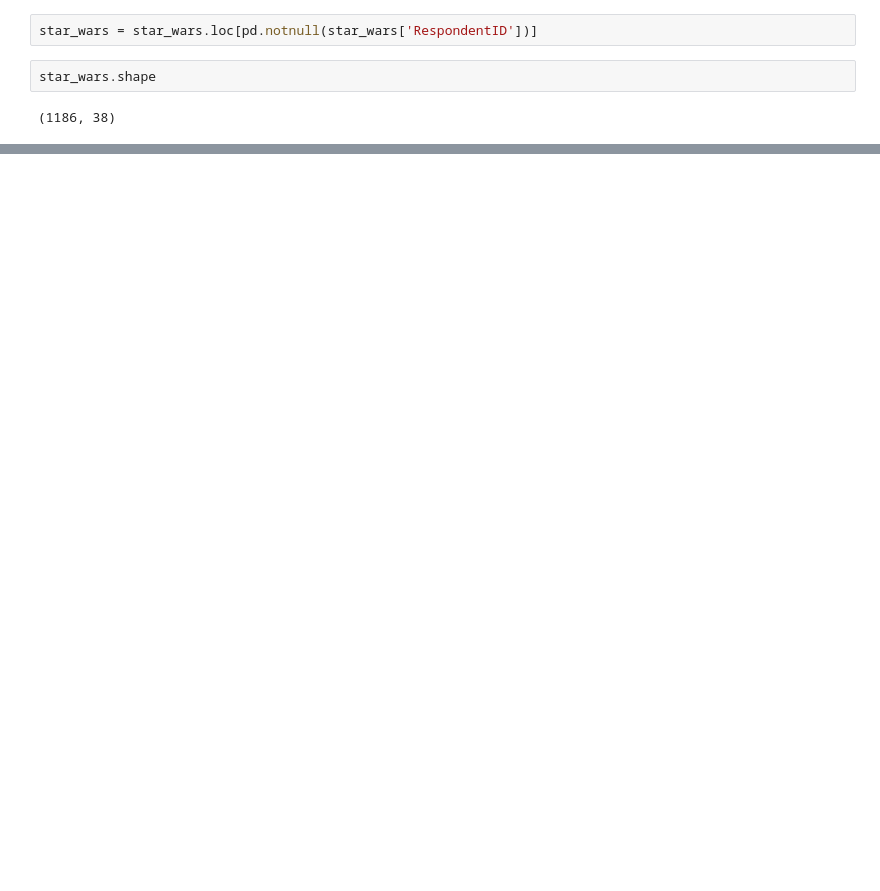
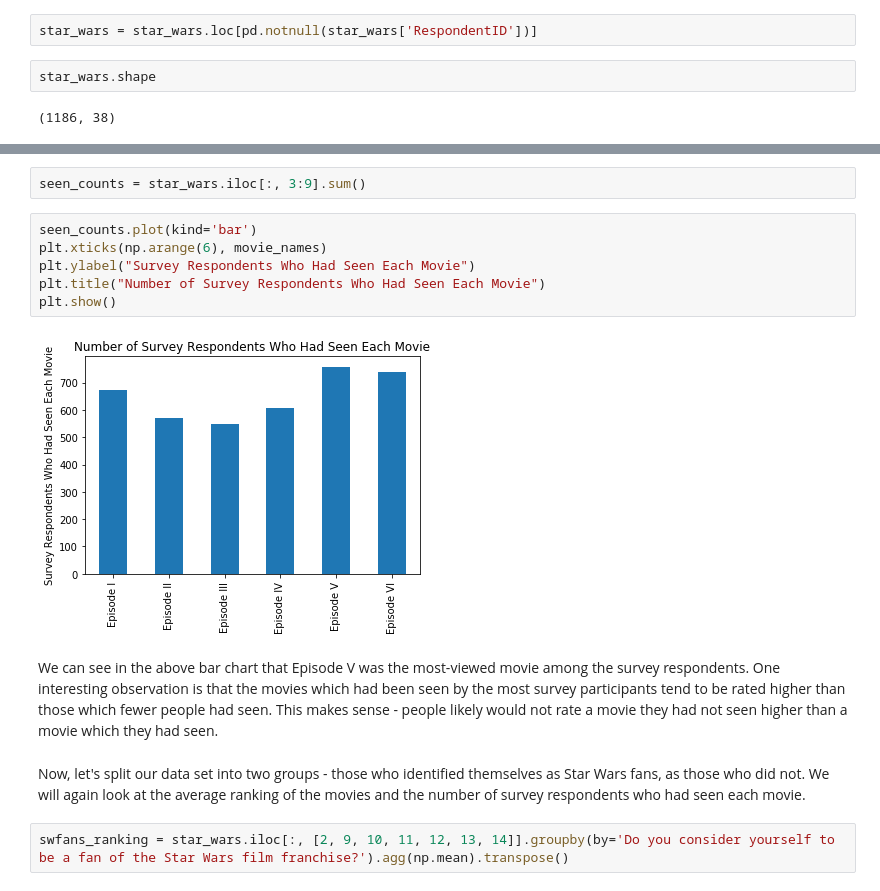
Before and after one commit to cfrisby/DataQuest_Projects, a Jupyter notebook: Star Wars Survey/StarWars_Survey.ipynb, the cells around one changed output, grey strips where cells are left out. Saved outputs shown, nothing was run; the diff lists cells and outputs as text; blank space fills up the shorter version.

```diff
--- a/Star Wars Survey/StarWars_Survey.ipynb
+++ b/Star Wars Survey/StarWars_Survey.ipynb
@@ -94,0 +186,16 @@ dtype: int64
+# %%
+seen_counts = star_wars.iloc[:, 3:9].sum()
+# %%
+seen_counts.plot(kind='bar')
+plt.xticks(np.arange(6), movie_names)
+plt.ylabel("Survey Respondents Who Had Seen Each Movie")
+plt.title("Number of Survey Respondents Who Had Seen Each Movie")
+plt.show()
+# %% [output]
+[figure, added]
+# %% [markdown]
+We can see in the above bar chart that Episode V was the most-viewed movie among the survey respondents. One interesting observation is that the movies which had been seen by the most survey participants tend to be rated higher than those which fewer people had seen. This makes sense - people likely would not rate a movie they had not seen higher than a movie which they had seen.
+# %% [markdown]
+Now, let's split our data set into two groups - those who identified themselves as Star Wars fans, as those who did not. We will again look at the average ranking of the movies and the number of survey respondents who had seen each movie.
+# %%
+swfans_ranking = star_wars.iloc[:, [2, 9, 10, 11, 12, 13, 14]].groupby(by='Do you consider yourself to be a fan of the Star Wars film franchise?').agg(np.mean).transpose()
```
Also changed, not shown: parts of 34 cells of this notebook.
